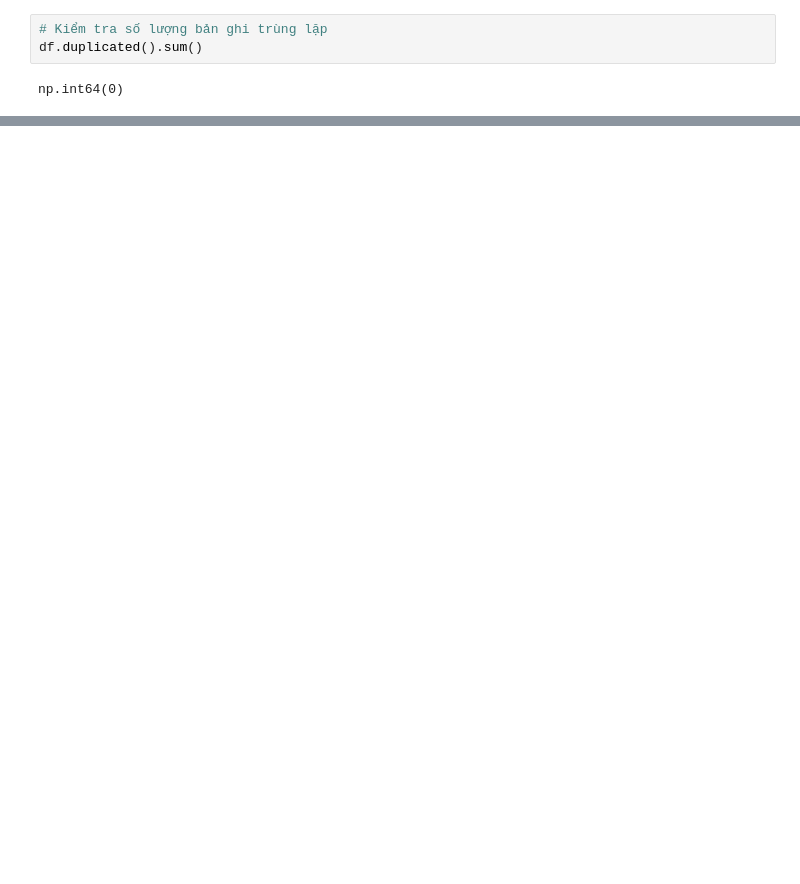
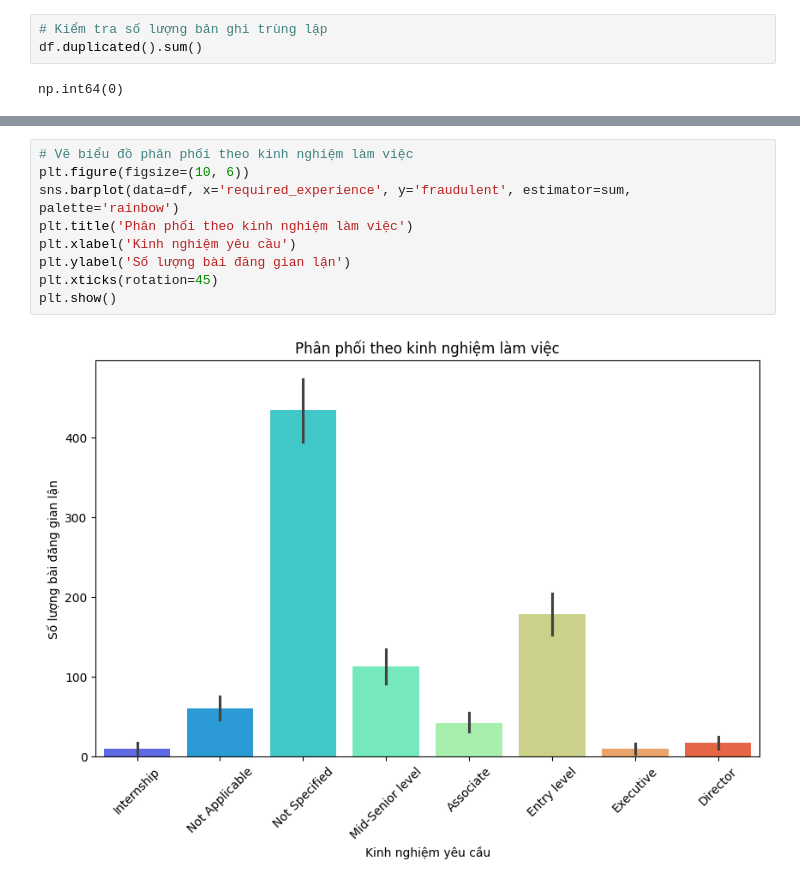
Before and after one commit to thanhlek5/Du-doan-tin-tuyen-dung, a Jupyter notebook: notebooks/Data_Exploration.ipynb, the cells around one changed output, grey strips where cells are left out. Saved outputs shown, nothing was run; the diff lists cells and outputs as text; blank space fills up the shorter version.

```diff
--- a/notebooks/Data_Exploration.ipynb
+++ b/notebooks/Data_Exploration.ipynb
@@ -157,0 +203,11 @@ sns.heatmap(df[numerical].corr(), cmap='coolwarm', annot=True)
+# %%
+# Vẽ biểu đồ phân phối theo kinh nghiệm làm việc
+plt.figure(figsize=(10, 6))
+sns.barplot(data=df, x='required_experience', y='fraudulent', estimator=sum, palette='rainbow')
+plt.title('Phân phối theo kinh nghiệm làm việc')
+plt.xlabel('Kinh nghiệm yêu cầu')
+plt.ylabel('Số lượng bài đăng gian lận')
+plt.xticks(rotation=45)
+plt.show()
+# %% [output]
+[figure, added]
```
Also changed, not shown: parts of 24 cells of this notebook.
